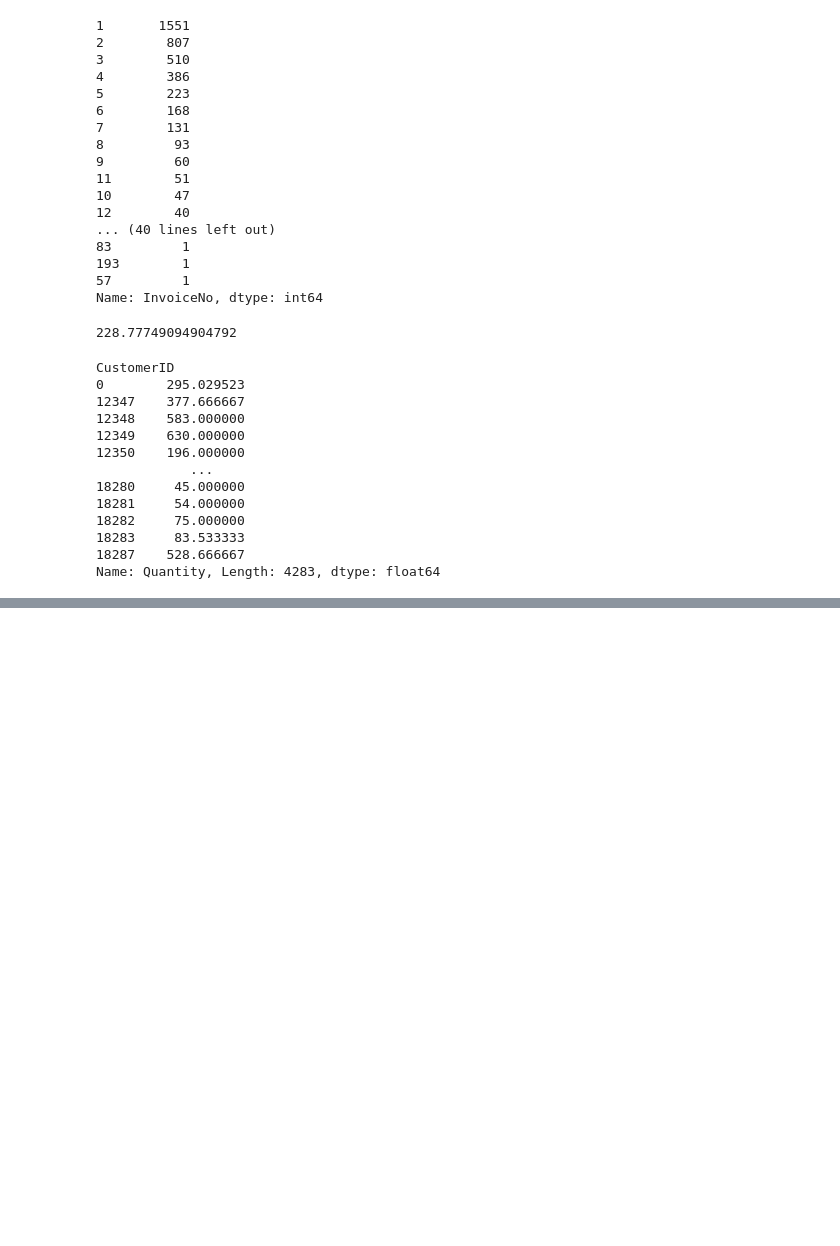
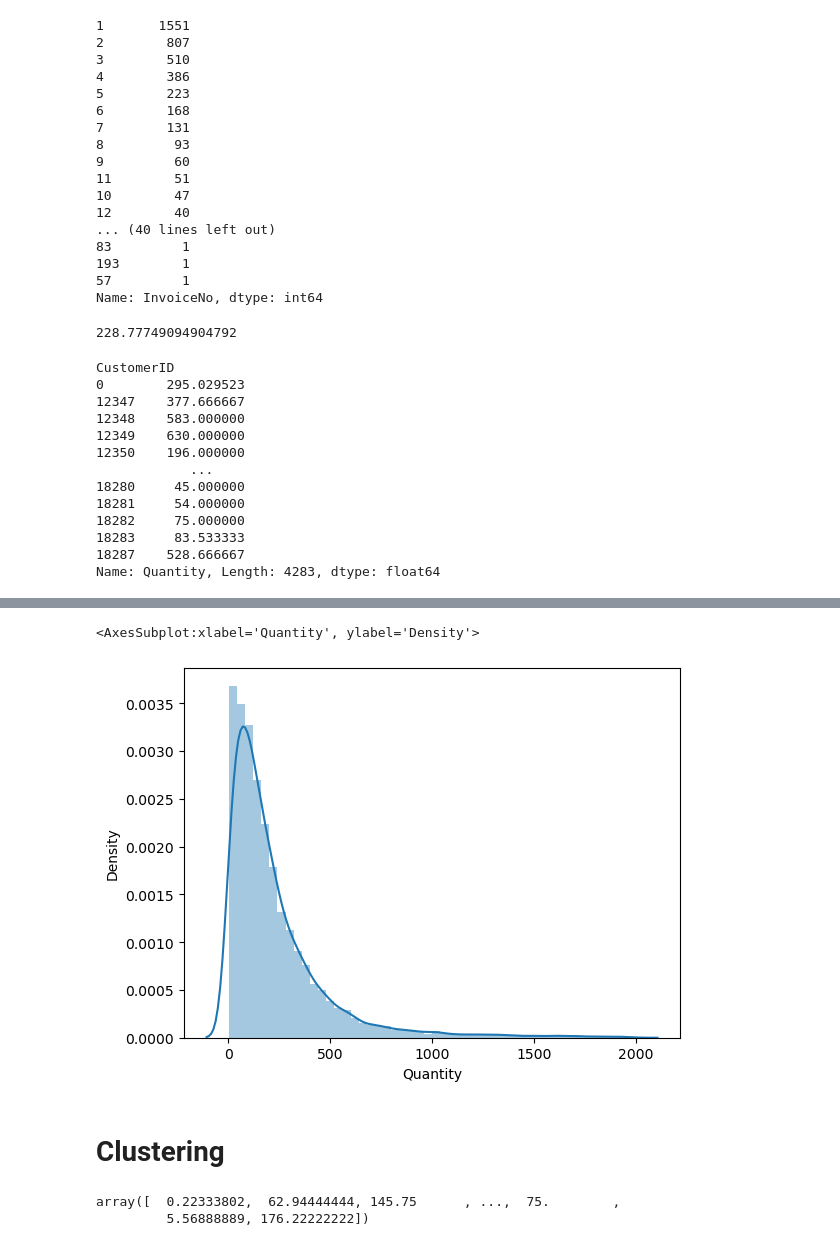
Before and after one commit to gregi12/e-commerce_analysis, a Jupyter notebook: exploratory_analysis.ipynb, the cells around one changed output, grey strips where cells are left out. Saved outputs shown, nothing was run; the diff lists cells and outputs as text; code cells hidden in the pictures; blank space fills up the shorter version.

Commit message:
clustering customers based on amount spent per order, cleaning notebook by removing unnecessary cells

```diff
--- a/exploratory_analysis.ipynb
+++ b/exploratory_analysis.ipynb
@@ -552,0 +585,7 @@ rules.head()
+# %%
+sns.distplot(unique_orders[unique_orders['Quantity']<2000]['Quantity'])
+# %% [output]
+<AxesSubplot:xlabel='Quantity', ylabel='Density'>
+[figure, added]
+# %% [markdown]
+# Clustering
@@ -552,0 +598,5 @@ rules.head()
+# %%
+grouped_by_customer['Quantity'].mean('DiffrentItemsPerOrder').values/grouped_by_customer['InvoiceNo'].count().values
+# %% [output]
+array([  0.22333802,  62.94444444, 145.75      , ...,  75.        ,
+         5.56888889, 176.22222222])
```
Also changed, not shown: parts of 37 cells of this notebook.
